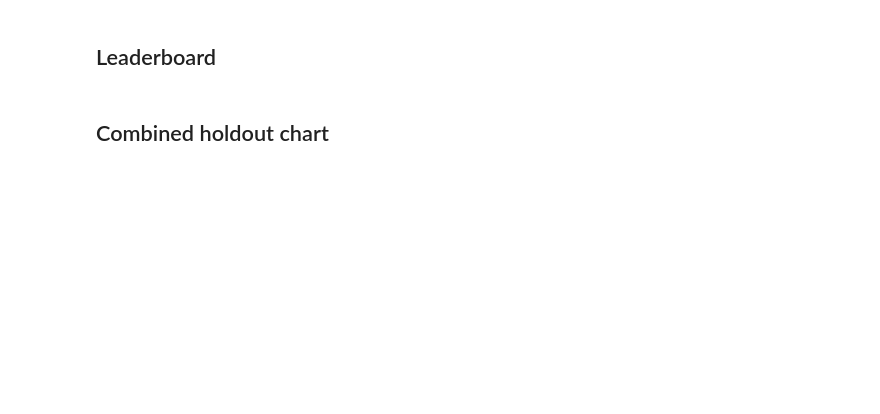
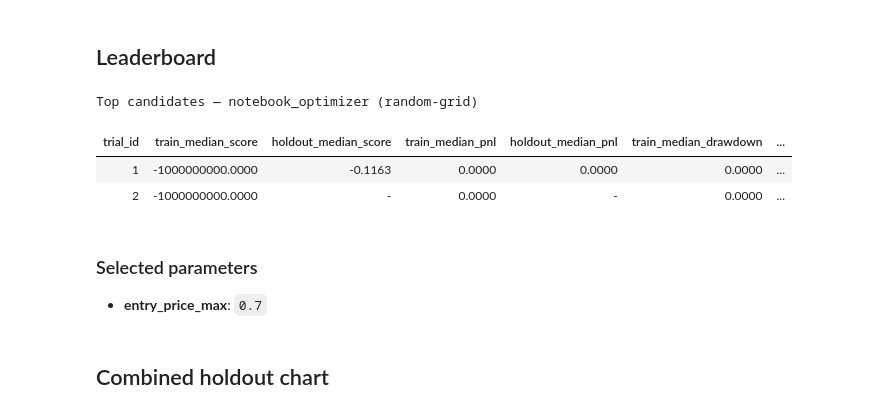
Before and after one commit to evan-kolberg/prediction-market-backtesting, a Jupyter notebook: backtests/generic_optimizer_research.ipynb, the cells around one changed output. Drawn from its saved outputs; the diff is of its cells as text; code cells hidden in the pictures; blank space fills up the shorter version.

Commit message:
docs: refresh notebooks and reporting stats

```diff
--- a/backtests/generic_optimizer_research.ipynb
+++ b/backtests/generic_optimizer_research.ipynb
@@ -157,13 +132,18 @@ print(
 # %% [markdown]
 ## Run optimizer
 # %%
+import asyncio
 from pprint import pprint
 
-from prediction_market_extensions.backtesting._experiments import run_experiment_async
 from prediction_market_extensions.backtesting._notebook_support import suppress_notebook_cell_output
+from prediction_market_extensions.backtesting.optimizers import run_parameter_search
 
 with suppress_notebook_cell_output():
-    summary = await run_experiment_async(EXPERIMENT)
+    summary = await asyncio.to_thread(
+        run_parameter_search,
+        parameter_search,
+        evaluator=lambda backtest: backtest.run(),
+    )
 
 print("Selected params:")
 pprint(dict(summary.selected_params))
@@ -187,34 +173,42 @@ _display_cols = [
         "train_median_drawdown",
         "train_median_fills",
         "params_json",
     )
     if c in _leaderboard_df.columns
 ]
 _top = _leaderboard_df[_display_cols].head(10).copy()
 
 _fmt = {
     "train_median_score": "{:.4f}".format,
     "holdout_median_score": "{:.4f}".format,
     "train_median_pnl": "{:.4f}".format,
     "holdout_median_pnl": "{:.4f}".format,
     "train_median_drawdown": "{:.4f}".format,
     "train_median_fills": "{:.1f}".format,
 }
 _fmt = {k: v for k, v in _fmt.items() if k in _top.columns}
 
 _styled = (
     _top.style.format(_fmt, na_rep="-")
     .hide(axis="index")
-    .set_caption(f"Top candidates — {EXPERIMENT.name} (random-grid)")
+    .set_caption(f"Top candidates — {experiment.name} (random-grid)")
 )
 display(_styled)
 
 display(
     Markdown(
         "### Selected parameters\n\n"
         + "\n".join(f"- **{k}**: `{v}`" for k, v in dict(summary.selected_params).items())
     )
 )
+# %% [output]
+Top candidates — notebook_optimizer (random-grid)
+| trial_id | train_median_score | holdout_median_score | train_median_pnl | holdout_median_pnl | train_median_drawdown | ... |
+| 1 | -1000000000.0000 | -0.1163 | 0.0000 | 0.0000 | 0.0000 | ... |
+| 2 | -1000000000.0000 | - | 0.0000 | - | 0.0000 | ... |
+### Selected parameters
+
+- **entry_price_max**: `0.7`
 # %% [markdown]
 ## Combined holdout chart
 # %%
```
Also changed, not shown: parts of 5 cells of this notebook, 24 other files.
